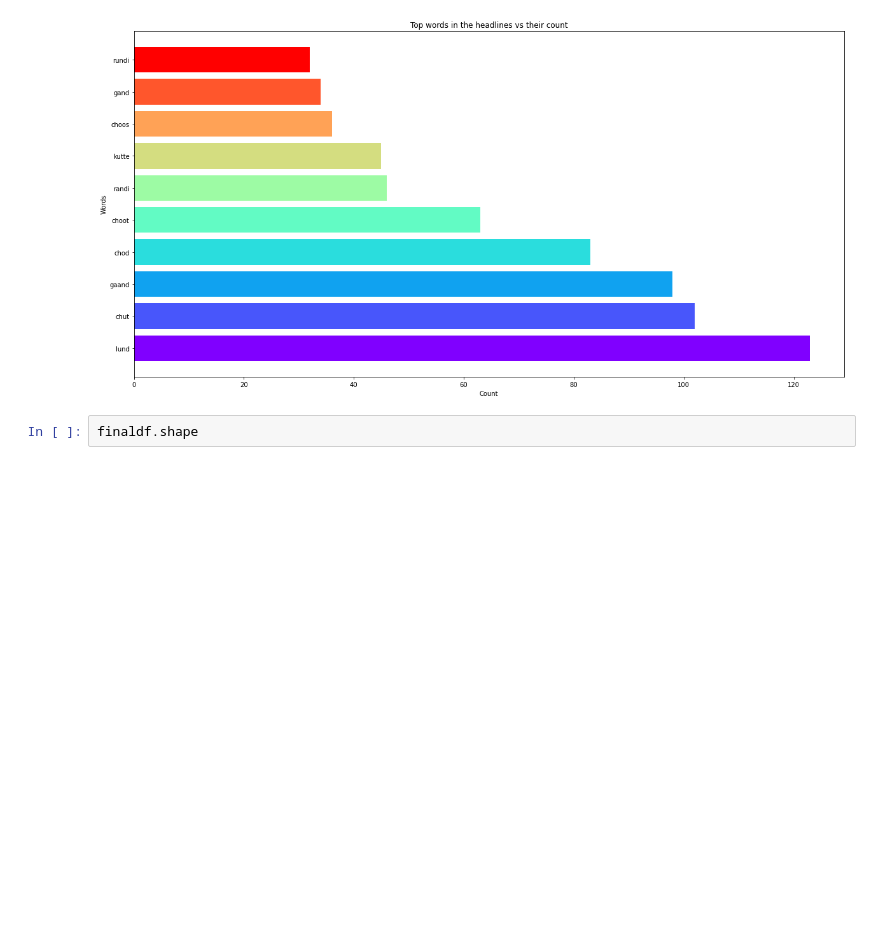
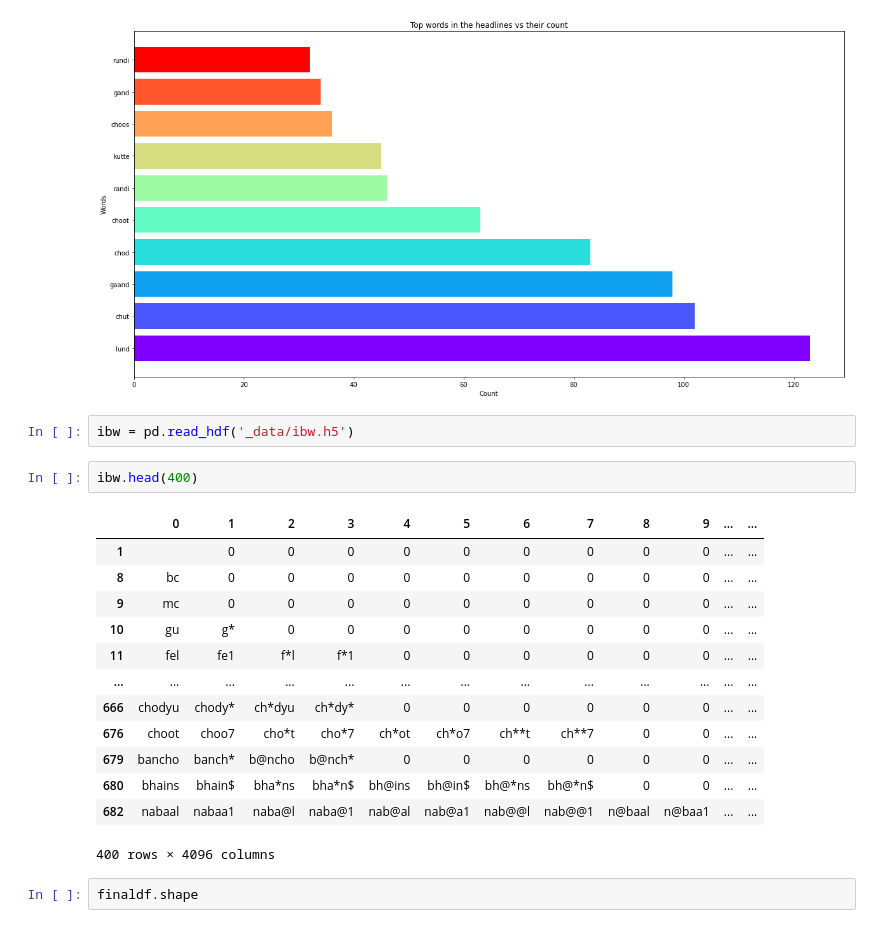
Before and after one commit to viveks-codes/IBW-Dataset, a Jupyter notebook: preprocessing.ipynb, the cells around one changed output. Saved outputs shown, nothing was run; the diff lists cells and outputs as text; blank space fills up the shorter version.

```diff
--- a/preprocessing.ipynb
+++ b/preprocessing.ipynb
@@ -181,6 +181,24 @@ plt.barh(words, counts, color=colors)
 plt.savefig("graph1.jpg")
 # %% [output]
 [figure]
+# %%
+ibw = pd.read_hdf('_data/ibw.h5')
+# %%
+ibw.head(400)
+# %% [output]
+|  | 0 | 1 | 2 | 3 | 4 | 5 | 6 | 7 | 8 | 9 | ... | ... |
+| 1 |  | 0 | 0 | 0 | 0 | 0 | 0 | 0 | 0 | 0 | ... | ... |
+| 8 | bc | 0 | 0 | 0 | 0 | 0 | 0 | 0 | 0 | 0 | ... | ... |
+| 9 | mc | 0 | 0 | 0 | 0 | 0 | 0 | 0 | 0 | 0 | ... | ... |
+| 10 | gu | g* | 0 | 0 | 0 | 0 | 0 | 0 | 0 | 0 | ... | ... |
+| 11 | fel | fe1 | f*l | f*1 | 0 | 0 | 0 | 0 | 0 | 0 | ... | ... |
+| ... | ... | ... | ... | ... | ... | ... | ... | ... | ... | ... | ... | ... |
+| 666 | chodyu | chody* | ch*dyu | ch*dy* | 0 | 0 | 0 | 0 | 0 | 0 | ... | ... |
+| 676 | choot | choo7 | cho*t | cho*7 | ch*ot | ch*o7 | ch**t | ch**7 | 0 | 0 | ... | ... |
+| 679 | bancho | banch* | b@ncho | b@nch* | 0 | 0 | 0 | 0 | 0 | 0 | ... | ... |
+| 680 | bhains | bhain$ | bha*ns | bha*n$ | bh@ins | bh@in$ | bh@*ns | bh@*n$ | 0 | 0 | ... | ... |
+| 682 | nabaal | nabaa1 | naba@l | naba@1 | nab@al | nab@a1 | nab@@l | nab@@1 | n@baal | n@baa1 | ... | ... |
+400 rows × 4096 columns
 # %%
 finaldf.shape
 # %% [output]
```
